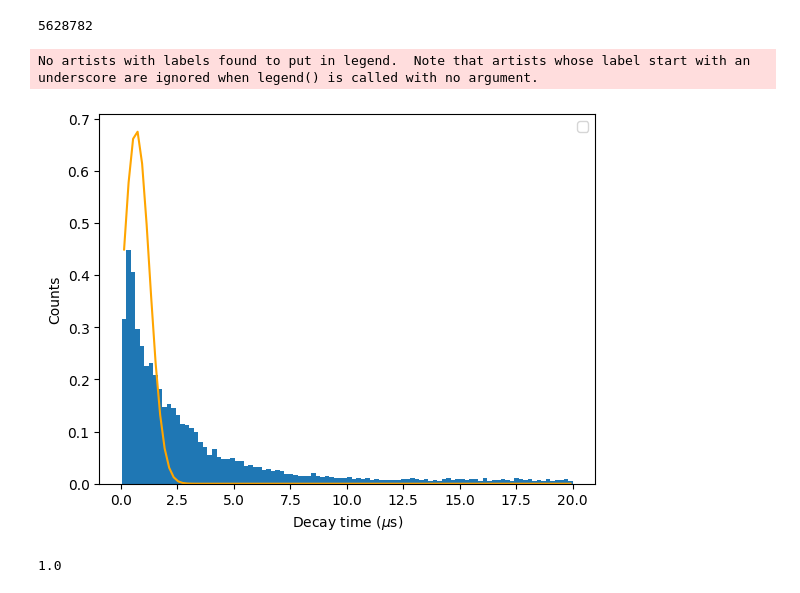
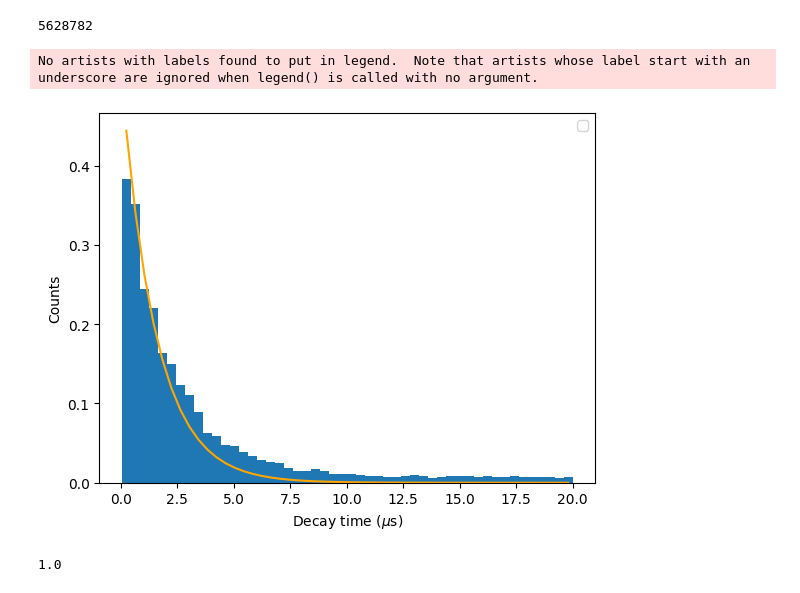
Before and after one commit to corbinallison/Muon-Data, a Jupyter notebook: data_process.ipynb, the cells around one changed output. Saved outputs shown, nothing was run; the diff lists cells and outputs as text; code cells hidden in the pictures.

```diff
--- a/data_process.ipynb
+++ b/data_process.ipynb
@@ -30,25 +30,25 @@ bad_counts
 # %%
 bins = [3.92157(i+1) for i in range(51])*
 # %%
-counts, bin_edges, fig = plt.hist(good_counts/1000, bins=100, density=True)
+counts, bin_edges, fig = plt.hist(good_counts/1000, bins=50, density=True)
 plt.xlabel('Decay time ($\mu$s)')
 plt.ylabel('Counts')
 
 
 counts = counts/counts.max()
 bin_centers = 0.5 * (bin_edges[1:] + bin_edges[:-1])
 
-def gaussian(x, s, mu):
-    return (1/(s*np.sqrt(2*np.pi)))*np.exp(-(1/2)*((x-mu)/s)**2)
+def exp(x, a, b):
+    return a*np.exp(-b*x)
 
 parameters, cov = curve_fit(gaussian, bin_centers, counts)
 
-plt.plot(bin_centers, gaussian(bin_centers, *parameters), color='orange')
+plt.plot(bin_centers, exp(bin_centers, *parameters), color='orange')
 plt.legend()
 plt.show()
 # %% [output]
 No artists with labels found to put in legend.  Note that artists whose label start with an underscore are ignored when legend() is called with no argument.
-[figure, old version]
+[figure, new version]
 # %%
 bin_centers = 0.5 * (bin_edges[1:] + bin_edges[:-1])
 
```
